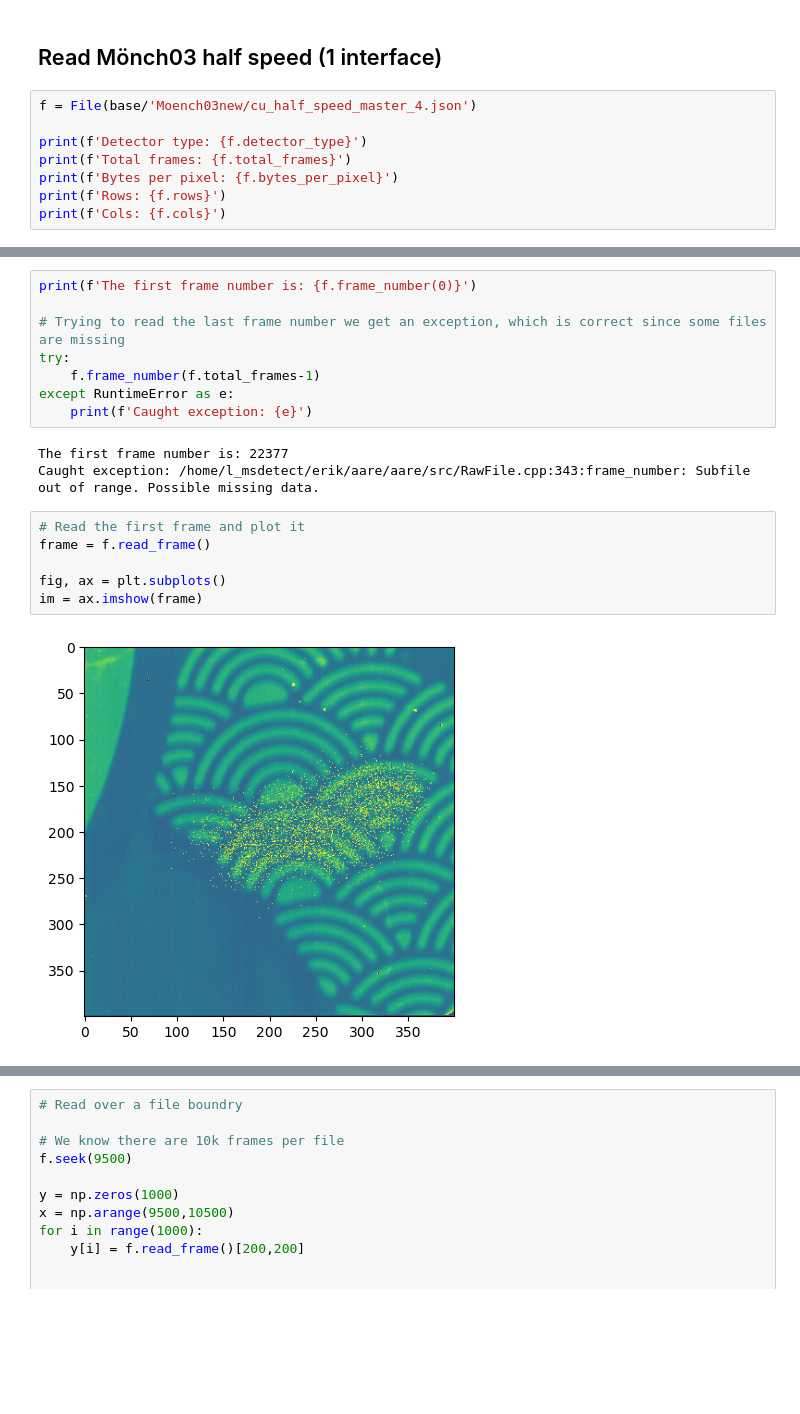
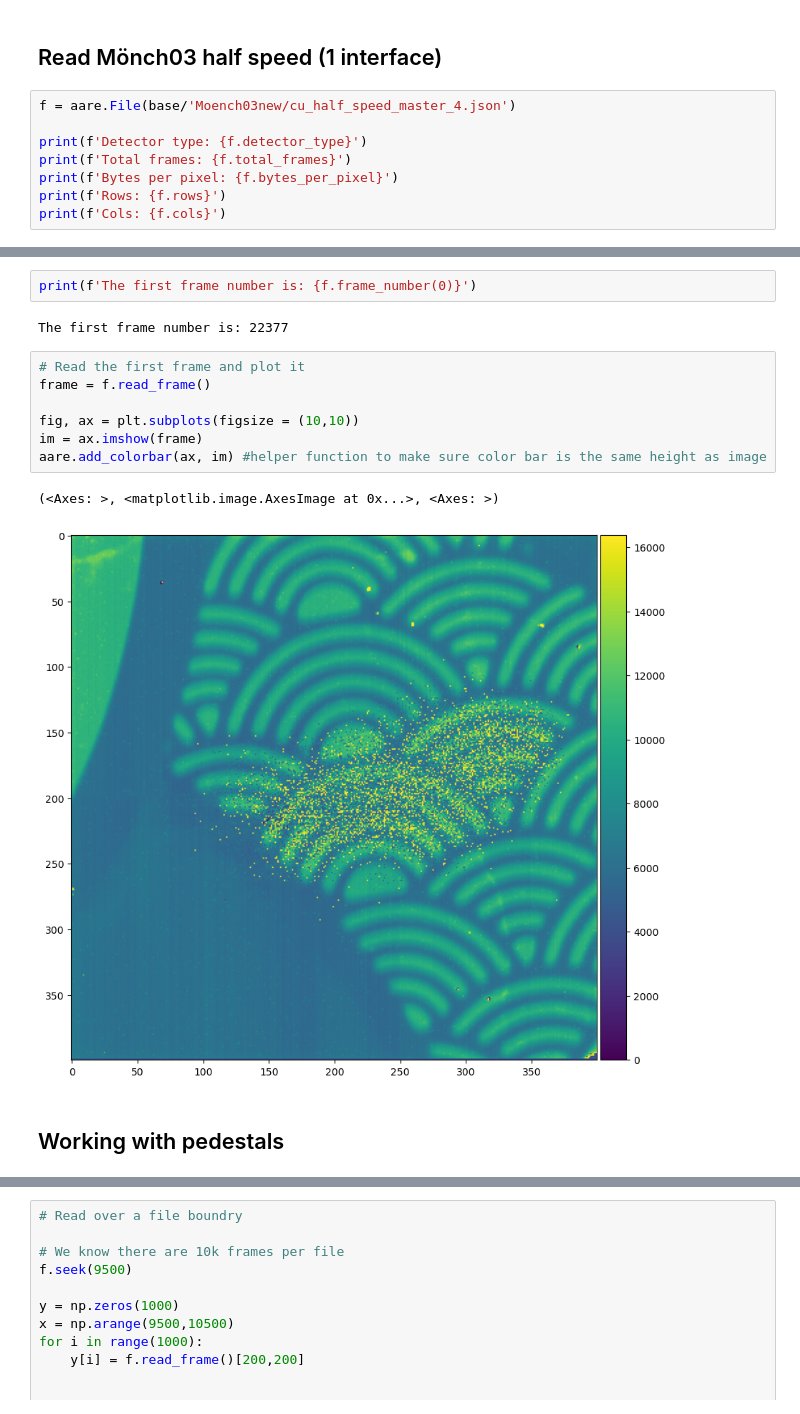
Before and after one commit to slsdetectorgroup/aare-notebooks, a Jupyter notebook: 00-read_moench.ipynb, the cells around one changed output, grey strips where cells are left out. Cells and saved outputs as stored; diff of their text form; blank space fills up the shorter version.

```diff
--- a/00-read_moench.ipynb
+++ b/00-read_moench.ipynb
@@ -19,7 +20,7 @@ Example run on: **2025-04-23 09:18** with aare: **dev**
 # %% [markdown]
 ## Read Mönch03 half speed (1 interface)
 # %%
-f = File(base/'Moench03new/cu_half_speed_master_4.json')
+f = aare.File(base/'Moench03new/cu_half_speed_master_4.json')
 
 print(f'Detector type: {f.detector_type}')
 print(f'Total frames: {f.total_frames}')
@@ -35,22 +37,19 @@ Cols: 400
 # %%
 print(f'The first frame number is: {f.frame_number(0)}')
-
-# Trying to read the last frame number we get an exception, which is correct since some files are missing
-try:
-    f.frame_number(f.total_frames-1)
-except RuntimeError as e:
-    print(f'Caught exception: {e}')
 # %% [output]
 The first frame number is: 22377
-Caught exception: /home/l_msdetect/erik/aare/aare/src/RawFile.cpp:343:frame_number: Subfile out of range. Possible missing data.
 # %%
 # Read the first frame and plot it
 frame = f.read_frame()
 
-fig, ax = plt.subplots()
+fig, ax = plt.subplots(figsize = (10,10))
 im = ax.imshow(frame)
+aare.add_colorbar(ax, im) #helper function to make sure color bar is the same height as image
 # %% [output]
+(<Axes: >, <matplotlib.image.AxesImage at 0x...>, <Axes: >)
-[figure, old version]
+[figure, new version]
+# %% [markdown]
+## Working with pedestals
 # %%
 # Easier to see things if we first do pedestal correction
 f.seek(0) #go to the first frame
```
Also changed, not shown: parts of 10 cells of this notebook, 2 other files.
